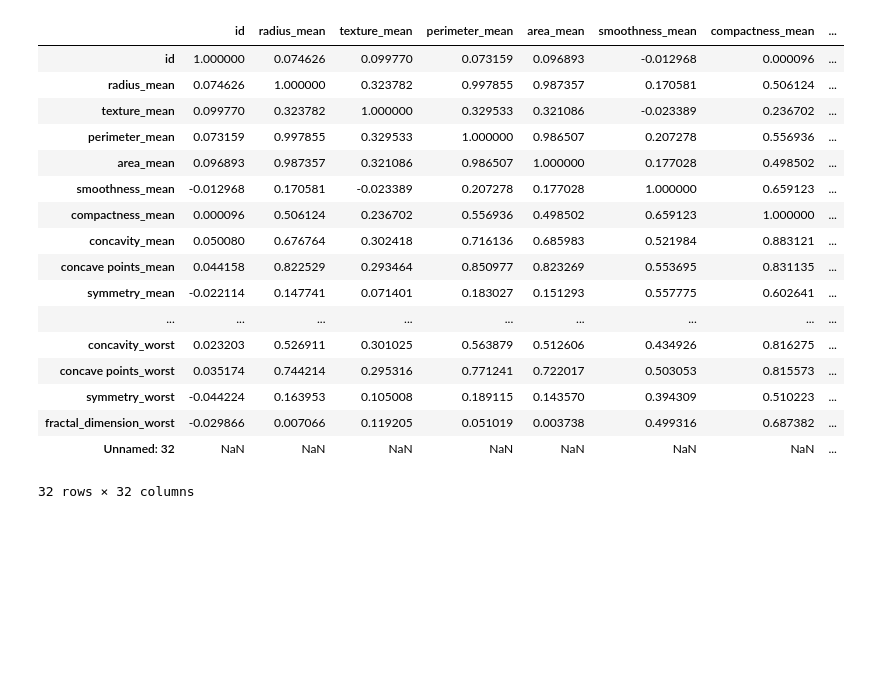
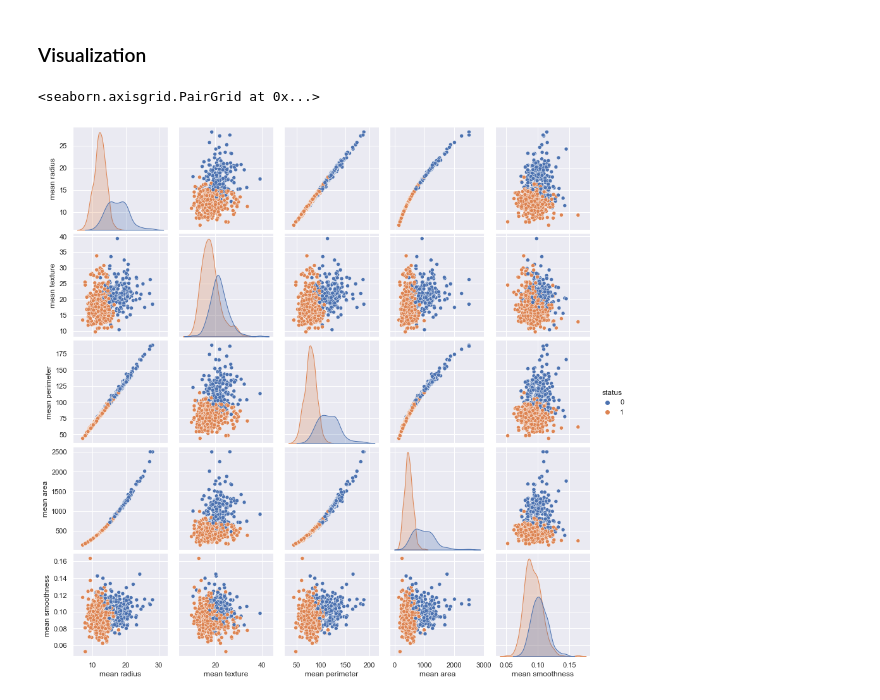
Before and after one commit to arisugiharto/Machine_Learning_Batch17, a Jupyter notebook: Final Project/My_Final_project_ML/R. Arisugiharto_FinalProject_ML_Batch_17.ipynb, the cells around one changed output. Drawn from its saved outputs; the diff is of its cells as text; code cells hidden in the pictures; blank space fills up the shorter version.

```diff
--- a/Final Project/My_Final_project_ML/R. Arisugiharto_FinalProject_ML_Batch_17.ipynb
+++ b/Final Project/My_Final_project_ML/R. Arisugiharto_FinalProject_ML_Batch_17.ipynb
@@ -3,4 +3,4 @@ import pandas as pd
 import matplotlib as mpl
 import matplotlib.pyplot as plt
 import seaborn as sns
-from sklearn.datasets import load_breast_cancer
+sns.set()
@@ -94,22 +67,8 @@ df_data1
+# %% [markdown]
+### Visualization
 # %%
-df_data1.corr()
+sns.pairplot(df_kanker,vars=['mean radius', 'mean texture', 'mean perimeter', 'mean area', 'mean smoothness'], hue='status')
 # %% [output]
-|  | id | radius_mean | texture_mean | perimeter_mean | area_mean | smoothness_mean | compactness_mean | ... |
-| id | 1.000000 | 0.074626 | 0.099770 | 0.073159 | 0.096893 | -0.012968 | 0.000096 | ... |
-| radius_mean | 0.074626 | 1.000000 | 0.323782 | 0.997855 | 0.987357 | 0.170581 | 0.506124 | ... |
-| texture_mean | 0.099770 | 0.323782 | 1.000000 | 0.329533 | 0.321086 | -0.023389 | 0.236702 | ... |
-| perimeter_mean | 0.073159 | 0.997855 | 0.329533 | 1.000000 | 0.986507 | 0.207278 | 0.556936 | ... |
-| area_mean | 0.096893 | 0.987357 | 0.321086 | 0.986507 | 1.000000 | 0.177028 | 0.498502 | ... |
-| smoothness_mean | -0.012968 | 0.170581 | -0.023389 | 0.207278 | 0.177028 | 1.000000 | 0.659123 | ... |
-| compactness_mean | 0.000096 | 0.506124 | 0.236702 | 0.556936 | 0.498502 | 0.659123 | 1.000000 | ... |
-| concavity_mean | 0.050080 | 0.676764 | 0.302418 | 0.716136 | 0.685983 | 0.521984 | 0.883121 | ... |
-| concave points_mean | 0.044158 | 0.822529 | 0.293464 | 0.850977 | 0.823269 | 0.553695 | 0.831135 | ... |
-| symmetry_mean | -0.022114 | 0.147741 | 0.071401 | 0.183027 | 0.151293 | 0.557775 | 0.602641 | ... |
-| ... | ... | ... | ... | ... | ... | ... | ... | ... |
-| concavity_worst | 0.023203 | 0.526911 | 0.301025 | 0.563879 | 0.512606 | 0.434926 | 0.816275 | ... |
-| concave points_worst | 0.035174 | 0.744214 | 0.295316 | 0.771241 | 0.722017 | 0.503053 | 0.815573 | ... |
-| symmetry_worst | -0.044224 | 0.163953 | 0.105008 | 0.189115 | 0.143570 | 0.394309 | 0.510223 | ... |
-| fractal_dimension_worst | -0.029866 | 0.007066 | 0.119205 | 0.051019 | 0.003738 | 0.499316 | 0.687382 | ... |
-| Unnamed: 32 | NaN | NaN | NaN | NaN | NaN | NaN | NaN | ... |
-32 rows × 32 columns
+<seaborn.axisgrid.PairGrid at 0x...>
+[figure, added]
 # %%
```
Also changed, not shown: parts of 19 cells of this notebook, 1 other file.
